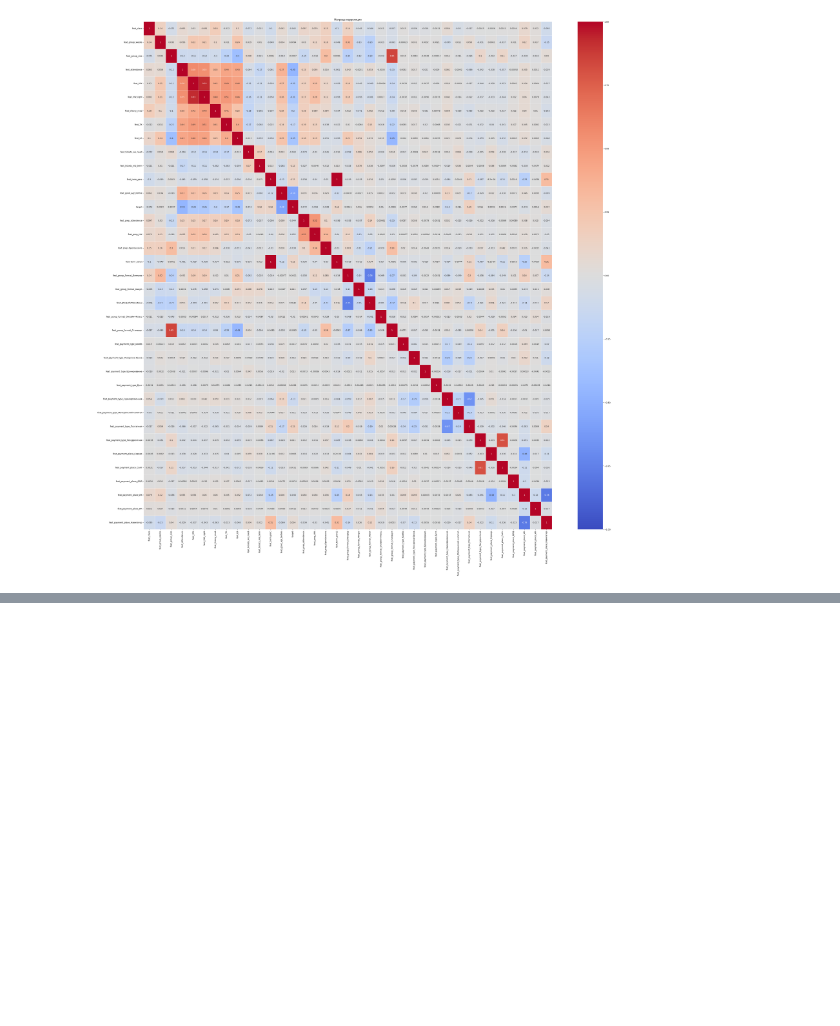
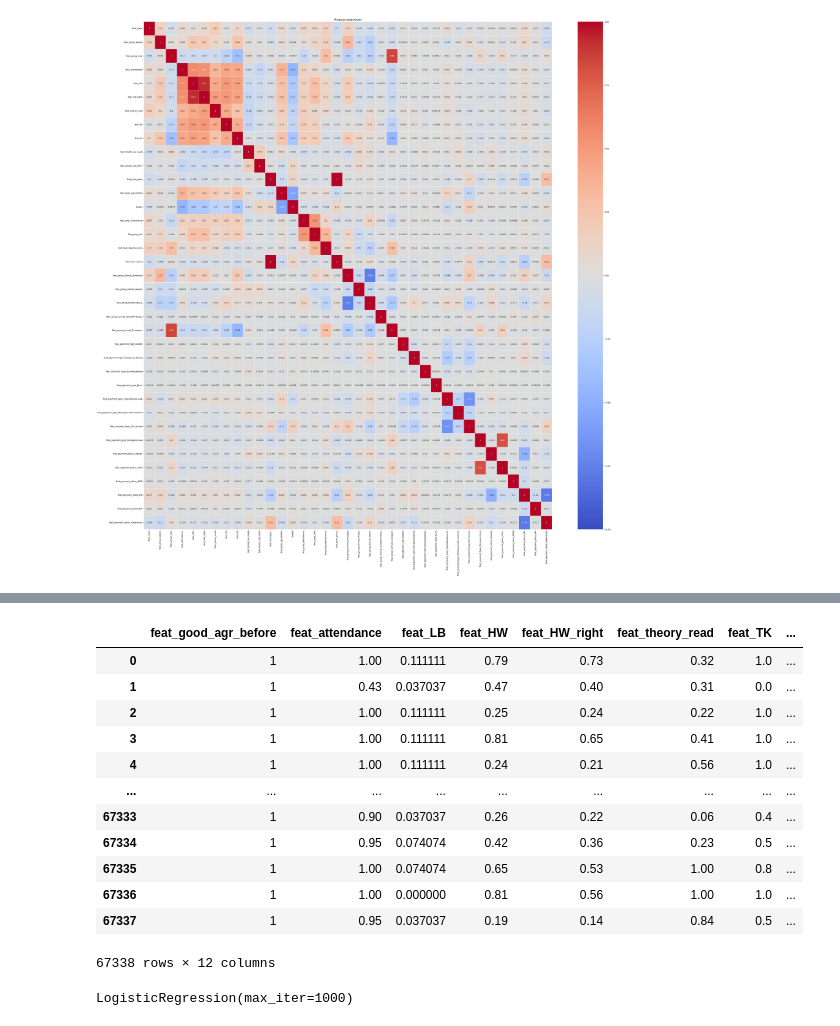
Before and after one commit to nikitatkachev096/ML_-, a Jupyter notebook: Maximum_Education_pet_project.ipynb, the cells around one changed output, grey strips where cells are left out. Drawn from its saved outputs; the diff is of its cells as text; code cells hidden in the pictures; blank space fills up the shorter version.

```diff
--- a/Maximum_Education_pet_project.ipynb
+++ b/Maximum_Education_pet_project.ipynb
@@ -583,0 +699,50 @@ feat_payment_place_Навигатор                               1.000000
+# %%
+dataset_2 = final_dataset_prep[['feat_good_agr_before',
+                                'feat_attendance',
+                                'feat_LB',
+                                'feat_HW',
+                                'feat_HW_right',
+                                'feat_theory_read',
+                                'feat_TK',
+                                'feat_payment_type_Позтапная',
+                                'feat_payment_type_Единовременная',
+                                'feat_tickets_mb_term',
+                                'feat_term_perc',
+                                'target']]
+dataset_2
+# %% [output]
+|  | feat_good_agr_before | feat_attendance | feat_LB | feat_HW | feat_HW_right | feat_theory_read | feat_TK | ... |
+| 0 | 1 | 1.00 | 0.111111 | 0.79 | 0.73 | 0.32 | 1.0 | ... |
+| 1 | 1 | 0.43 | 0.037037 | 0.47 | 0.40 | 0.31 | 0.0 | ... |
+| 2 | 1 | 1.00 | 0.111111 | 0.25 | 0.24 | 0.22 | 1.0 | ... |
+| 3 | 1 | 1.00 | 0.111111 | 0.81 | 0.65 | 0.41 | 1.0 | ... |
+| 4 | 1 | 1.00 | 0.111111 | 0.24 | 0.21 | 0.56 | 1.0 | ... |
+| ... | ... | ... | ... | ... | ... | ... | ... | ... |
+| 67333 | 1 | 0.90 | 0.037037 | 0.26 | 0.22 | 0.06 | 0.4 | ... |
+| 67334 | 1 | 0.95 | 0.074074 | 0.42 | 0.36 | 0.23 | 0.5 | ... |
+| 67335 | 1 | 1.00 | 0.074074 | 0.65 | 0.53 | 1.00 | 0.8 | ... |
+| 67336 | 1 | 1.00 | 0.000000 | 0.81 | 0.56 | 1.00 | 1.0 | ... |
+| 67337 | 1 | 0.95 | 0.037037 | 0.19 | 0.14 | 0.84 | 0.5 | ... |
+67338 rows × 12 columns
+# %%
+X = dataset_2.drop('target', axis=1)  # Все колонки, кроме целевой
+y = dataset_2['target']
+from sklearn.model_selection import train_test_split
+from sklearn.linear_model import LogisticRegression
+
+X_train, X_test, y_train, y_test = train_test_split(
+    X, y,
+    test_size=0.2,  # 20% данных на тест
+    random_state=42,  # Для воспроизводимости
+    stratify=y       # Сохраняет баланс классов
+)
+
+model = LogisticRegression(
+    penalty='l2',       # Регуляризация L2 (по умолчанию)
+    C=1.0,              # Сила регуляризации (меньше C → сильнее регуляризация)
+    solver='lbfgs',     # Алгоритм оптимизации (для небольших датасетов)
+    max_iter=1000       # Максимальное число итераций
+)
+model.fit(X_train, y_train)
+# %% [output]
+LogisticRegression(max_iter=1000)
```
Also changed, not shown: parts of 15 cells of this notebook.
